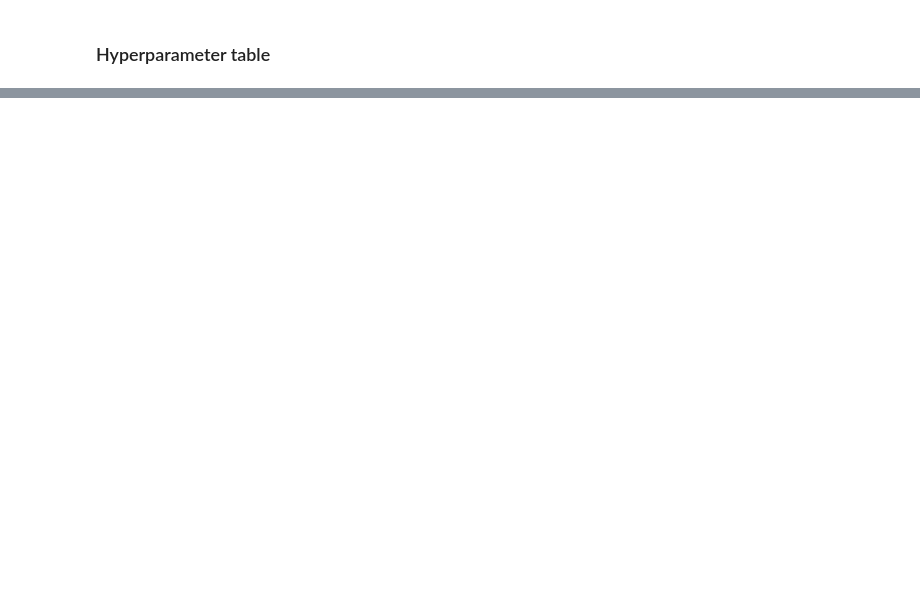
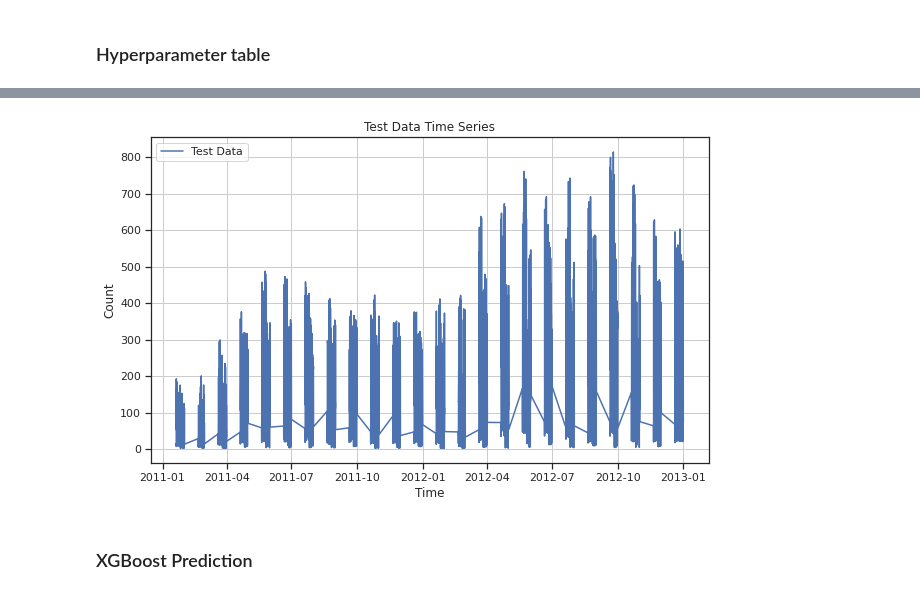
Before and after one commit to OmarKhalil10/Bike-Sharing-Demand, a Jupyter notebook: project/project-template.ipynb, the cells around one changed output, grey strips where cells are left out. Cells and saved outputs as stored; diff of their text form; code cells hidden in the pictures; blank space fills up the shorter version.

```diff
--- a/project/project-template.ipynb
+++ b/project/project-template.ipynb
@@ -244,0 +762,2 @@ pd.DataFrame({
+# %%
+new_sub = pd.read_csv('submission_new_features.csv')
@@ -244,0 +788,32 @@ pd.DataFrame({
+# %%
+# Convert the "datetime" column of the new_sub DataFrame to a pandas datetime object
+new_sub["datetime"] = pd.to_datetime(new_sub["datetime"])
+
+# Convert the "count" and "datetime" columns of the new_sub DataFrame to numpy arrays
+series1 = new_sub["count"].to_numpy()
+time1 = new_sub["datetime"].to_numpy()
+
+# Set the figure size for the plot
+plt.figure(figsize=(10, 6))
+
+# Plot the time series using the plot_series function
+series_plt(time1, series1, label="Test Data")
+
+# Set the title for the plot
+plt.title("Test Data Time Series")
+
+# Set the x-axis label
+plt.xlabel("Time")
+
+# Set the y-axis label
+plt.ylabel("Count")
+
+# Display the legend
+plt.legend()
+
+# Display the plot
+plt.show()
+# %% [output]
+[figure, added]
+# %% [markdown]
+### XGBoost Prediction
```
Also changed, not shown: parts of 64 cells of this notebook, 6 other files.
